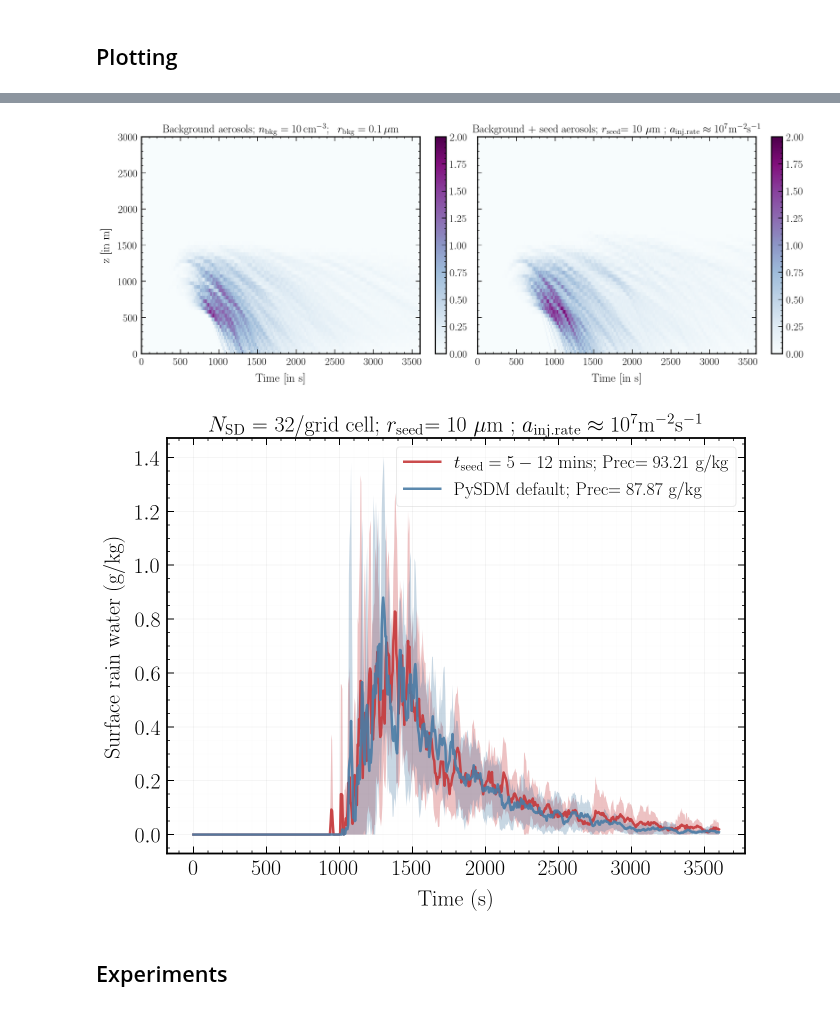
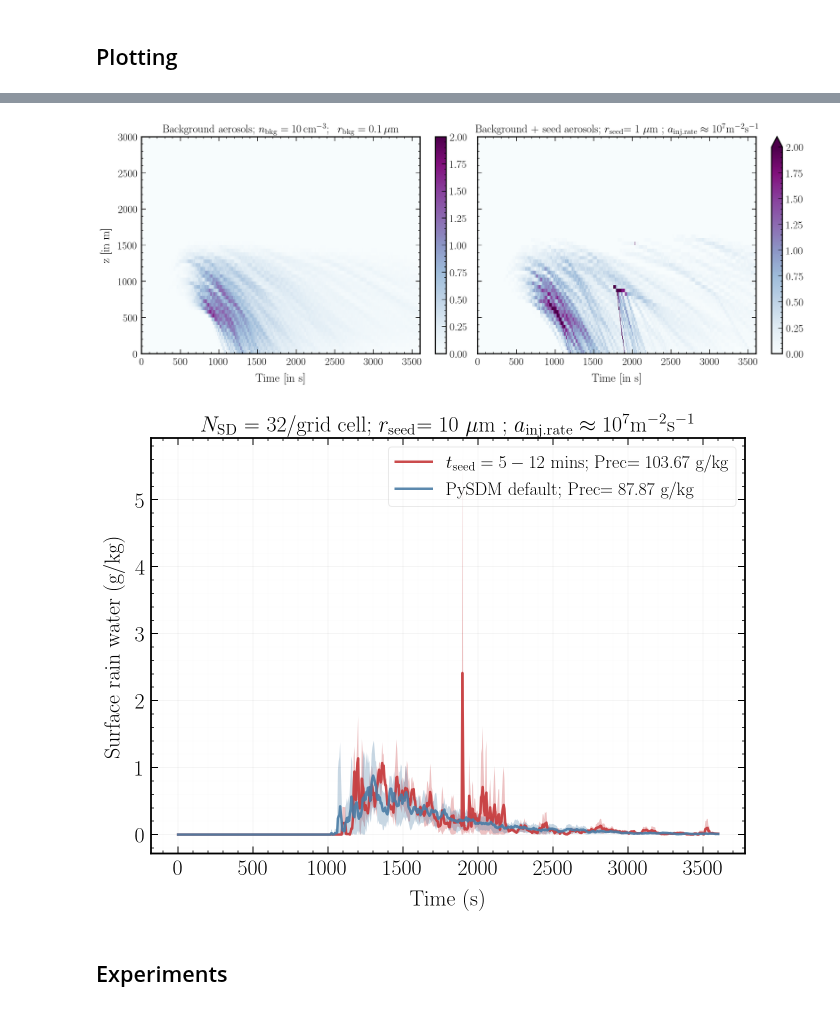
Before and after one commit to jtbuch/PySDM, a Jupyter notebook: examples/PySDM_examples/Buch_et_al_2024/plot_script_sd_update.ipynb, the cells around one changed output, grey strips where cells are left out. Saved outputs shown, nothing was run; the diff lists cells and outputs as text; code cells hidden in the pictures.

Commit message:
new seeding algo

```diff
--- a/examples/PySDM_examples/Buch_et_al_2024/plot_script_sd_update.ipynb
+++ b/examples/PySDM_examples/Buch_et_al_2024/plot_script_sd_update.ipynb
@@ -36,11 +39,16 @@ from utils.plot_rates import plot_ax
 # %%
 common_params = {
     "t_max": 60 * si.minutes,
-    "n_sd_per_mode": (32,),
+    "n_sd_per_mode": (32, 4),
     "aerosol_modes_by_kappa": {
             .3: Lognormal(
                         norm_factor= 10 / si.cm ** 3,
                         m_mode= 1E2 * si.nm,
+                        s_geom=1.4
+                ),
+            .85: Lognormal(
+                        norm_factor= 0.1 / si.cm ** 3,
+                        m_mode= 1 * si.um,
                         s_geom=1.4
                 ),
             },
@@ -48,12 +56,11 @@ common_params = {
     "dz": 50 * si.m,
     "p0": 990 * si.hPa,
     "z_part": ((0., 1.),),
-    "n_seed_sds": 1,
-    "r_seed": 10 * si.um,
+    #"n_seed_sds": 1,
+    "r_seed": 1 * si.um,
     "kappa_seed": 0.85,
-    "m_param": 1e11,
-    "seed_z_part": (0., 1.),
-    "t_part": (0* si.minutes, 15* si.minutes),
+    "int_inj_rate": 100 / si.cm ** 3,
+    "seed_z_part": (0., 0.25),
     "save_spec_and_attr_times": [0.0, 300.0, 600.0, 900.0, 1200.0, 1800.0, 2700.0],
 }
 # %%
@@ -94,10 +101,11 @@ simulation = {}
 rain_xarr = {}
 surface_rain= {}
 
-np.random.seed(87)
-n_runs= 10
+np.random.seed(67) #87, 121
+n_runs= 3
 rho_times_w_arr= np.array([2]) * si.kg/si.m**3 * si.m/si.s
-sav_flag= False
+sav_flag= True
+sfile_name= "_n1_10_r1_0.1_nsdbkg_32_injrate_100_rsd_1_nsdseed_4_zseed_0.25_tseed_agg_60" #50_70_100_150_200_250_300
 
 for r_id in tqdm(range(n_runs)):
     for rho_times_w in (rho_times_w_arr):
@@ -109,7 +117,7 @@ for r_id in tqdm(range(n_runs)):
             precip= True
             )
         simulation[key] = Simulation(settings[key])
-        output[key]= simulation[key].stepwise_sd_update(seed_step= [50, 100, 150, 200])
+        output[key]= simulation[key].stepwise_sd_update(seed_step= [60], seeding_type= 'aggregate')
 
         rain_xarr[key]= xarray.DataArray(data= output[key].products['rain water mixing ratio'],
                             dims=["z", "t"],
@@ -124,7 +132,7 @@ for rho_times_w in (rho_times_w_arr):
     surface_rain[key]= surface_rain[key].assign_coords(run=range(n_runs))
 
 if sav_flag:
-    surface_rain[key].to_netcdf("~/Desktop/cloud_seeding/sav_files/time_dep_seeding/surface_rain_" + key + "_n1_10_r1_0.1_nsdbkg_32_rsd_1_logmsd_10_zseed_1.0_tseed_50_100_150_200.nc")
+    surface_rain[key].to_netcdf(sav_file_path + 'surface_rain_' + key + sfile_name + ".nc")
 # %%
 fig, ax= plt.subplots(1, 1, figsize=(8, 6))
 surface_rain[key].sel(z= 25).mean(dim= "run").plot(ax= ax)
@@ -184,11 +190,11 @@ plot_ax(axes, output= output[f"rhow={rho_times_w}_run={0}"].products, **contour_
 # %%
-surface_rain_alt= xarray.open_dataarray("~/Desktop/cloud_seeding/sav_files/surface_rain_rhow=2.0_n1_10_r1_0.1_nsd_32.nc")
-surface_rain_nsd_2040= xarray.open_dataarray("~/Desktop/cloud_seeding/sav_files/time_dep_seeding/surface_rain_rhow=2.0_n1_10_r1_0.1_nsdbkg_32_rsd_10_logmsd_11_zseed_1.0_tseed_50_100_150_200.nc")
+surface_rain_bench= xarray.open_dataarray("~/Desktop/cloud_seeding/sav_files/surface_rain_rhow=2.0_n1_10_r1_0.1_nsd_32.nc")
+surface_rain_seeded= xarray.open_dataarray(sav_file_path + 'surface_rain_' + key + sfile_name + '.nc')
 #surface_rain_nsd_4050= xarray.open_dataarray("../../sav_files/surface_rain_rhow=2.0_n1_50_r1_0.1_n2_10_r2_1_nsdbkg_32_m9_nsd_32_zseed_0.25_tseed_40_50.nc")
 # %%
 fig, ax= plt.subplots(1, 2, figsize=(16, 6), constrained_layout= True)
-surface_rain_alt.mean(dim= "run").plot(ax= ax[0], vmin= 0, vmax= 2.0, cmap= 'BuPu')
-surface_rain_nsd_2040.mean(dim= "run").plot(ax= ax[1], vmin= 0, vmax= 2.0, cmap= 'BuPu')
+surface_rain_bench.mean(dim= "run").plot(ax= ax[0], vmin= 0, vmax= 2.0, cmap= 'BuPu')
+surface_rain_seeded.mean(dim= "run").plot(ax= ax[1], vmin= 0, vmax= 2.0, cmap= 'BuPu')
 ax[0].set_ylim(0, 3000);
 ax[0].set_ylabel(r'z [in m]');
 ax[0].set_xlabel(r'Time [in s]');
@@ -198,33 +204,33 @@ ax[1].set_xlabel(r'Time [in s]');
 ax[1].set_ylim(0, 3000);
 ax[1].set_yticklabels([]);
 ax[1].set_ylabel('');
-ax[1].set_title(r'Background + seed aerosols; $r_{\rm seed}$= 10 $\mu {\rm m}$ ; $a_{\rm inj. rate} \approx 10^7 {\rm} {\rm m}^{-2} {\rm s}^{-1}$');
-#plt.savefig('/Users/hyfives-lamont/Desktop/cloud_seeding/plots/time_dependent_seeding/rain_plot_seeding_rsd_10_logmsd_11_zseed_1.0_tseed_50_100_150_200.pdf', dpi= 300);
+ax[1].set_title(r'Background + seed aerosols; $r_{\rm seed}$= 1 $\mu {\rm m}$ ; $a_{\rm inj. rate} \approx 10^7 {\rm} {\rm m}^{-2} {\rm s}^{-1}$');
+#plt.savefig(sav_plt_path + 'rain_plot_seeding' + sfile_name + '.pdf', dpi= 300);
 # %% [output]
-[figure, old version]
+[figure, new version]
 # %%
 fig, ax= plt.subplots(1, 1, figsize= (9, 7) , constrained_layout= True)
-surface_rain_nsd_2040.sel(z= 25).mean(dim= "run").plot(ax= ax, label= r'$t_{\rm seed} = 5-12$ mins; Prec= %.2f g/kg'%np.sum(surface_rain_nsd_2040.sel(z= 25).mean(dim= "run").values))
-surface_rain_alt.sel(z= 25).mean(dim= "run").plot(ax= ax, label= r'PySDM default; Prec= %.2f g/kg'%np.sum(surface_rain_alt.sel(z= 25).mean(dim= "run").values))
-surface_rain_n_seed= surface_rain_alt.sel(z= 25).mean(dim= "run") - surface_rain_alt.sel(z= 25).std(dim= "run")
+surface_rain_seeded.sel(z= 25).mean(dim= "run").plot(ax= ax, label= r'$t_{\rm seed} = 5-12$ mins; Prec= %.2f g/kg'%np.sum(surface_rain_seeded.sel(z= 25).mean(dim= "run").values))
+surface_rain_bench.sel(z= 25).mean(dim= "run").plot(ax= ax, label= r'PySDM default; Prec= %.2f g/kg'%np.sum(surface_rain_bench.sel(z= 25).mean(dim= "run").values))
+surface_rain_n_seed= surface_rain_bench.sel(z= 25).mean(dim= "run") - surface_rain_bench.sel(z= 25).std(dim= "run")
 surface_rain_n_seed[surface_rain_n_seed < 0]= 0
-surface_rain_seed= surface_rain_nsd_2040.sel(z= 25).mean(dim= "run") - surface_rain_nsd_2040.sel(z= 25).std(dim= "run")
+surface_rain_seed= surface_rain_seeded.sel(z= 25).mean(dim= "run") - surface_rain_seeded.sel(z= 25).std(dim= "run")
 surface_rain_seed[surface_rain_seed < 0]= 0
 
-ax.fill_between(surface_rain_nsd_2040.t, surface_rain_nsd_2040.sel(z= 25).mean(dim= "run") + surface_rain_nsd_2040.sel(z= 25).std(dim= "run"), surface_rain_seed, alpha= 0.3)
-ax.fill_between(surface_rain_alt.t, surface_rain_alt.sel(z= 25).mean(dim= "run") + surface_rain_alt.sel(z= 25).std(dim= "run"), surface_rain_n_seed, alpha= 0.3)
+ax.fill_between(surface_rain_seeded.t, surface_rain_seeded.sel(z= 25).mean(dim= "run") + surface_rain_seeded.sel(z= 25).std(dim= "run"), surface_rain_seed, alpha= 0.3)
+ax.fill_between(surface_rain_bench.t, surface_rain_bench.sel(z= 25).mean(dim= "run") + surface_rain_bench.sel(z= 25).std(dim= "run"), surface_rain_n_seed, alpha= 0.3)
 ax.set_xlabel('Time (s)', fontsize= 22);
 ax.set_ylabel('Surface rain water (g/kg)', fontsize= 22);
 ax.legend(loc= 'upper right', frameon= True, fontsize= 18);
 
 ax.set_title(r'$N_{\rm SD}$ = 32/grid cell; $r_{\rm seed}$= 10 $\mu {\rm m}$ ; $a_{\rm inj. rate} \approx 10^7 {\rm} {\rm m}^{-2} {\rm s}^{-1} $', fontsize= 22);
 #ax.set_title(r'$\rho_w \times w = 2$ kg m$^{3}$ s$^{-1}$', fontsize= 22);
 ax.tick_params(labeltop=False, top=True, labelright=False, right=True, which='both', labelsize= 22);
 ax.grid(visible=True, which='major', color='black', alpha=0.05, linestyle='-');
 ax.grid(visible=True, which='minor', color='black', alpha=0.01, linestyle='-');
-#plt.savefig('/Users/hyfives-lamont/Desktop/cloud_seeding/plots/time_dependent_seeding/surface_rain_water_n1_10_n2_1_r2_1_rsd_10_logmsd_11_zseed_1.0_tseed_50_100_150_200.pdf', bbox_inches='tight', dpi= 300);
+plt.savefig(sav_plt_path + 'surface_rain_water' + sfile_name + '.pdf', bbox_inches='tight', dpi= 300);
 # %% [output]
-[figure, old version]
+[figure, new version]
 # %% [markdown]
 ## Experiments
 # %% [markdown]
```
Also changed, not shown: parts of 6 cells of this notebook, 3 other files.
